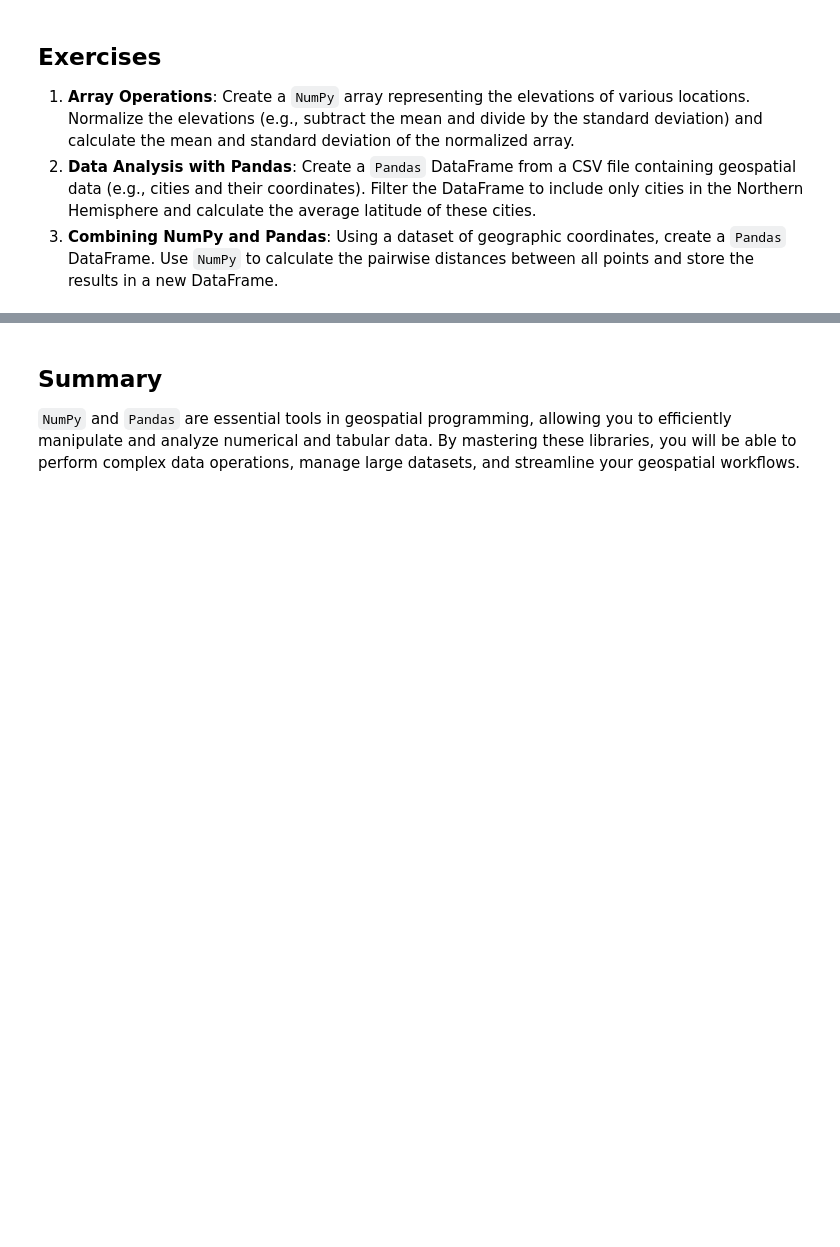
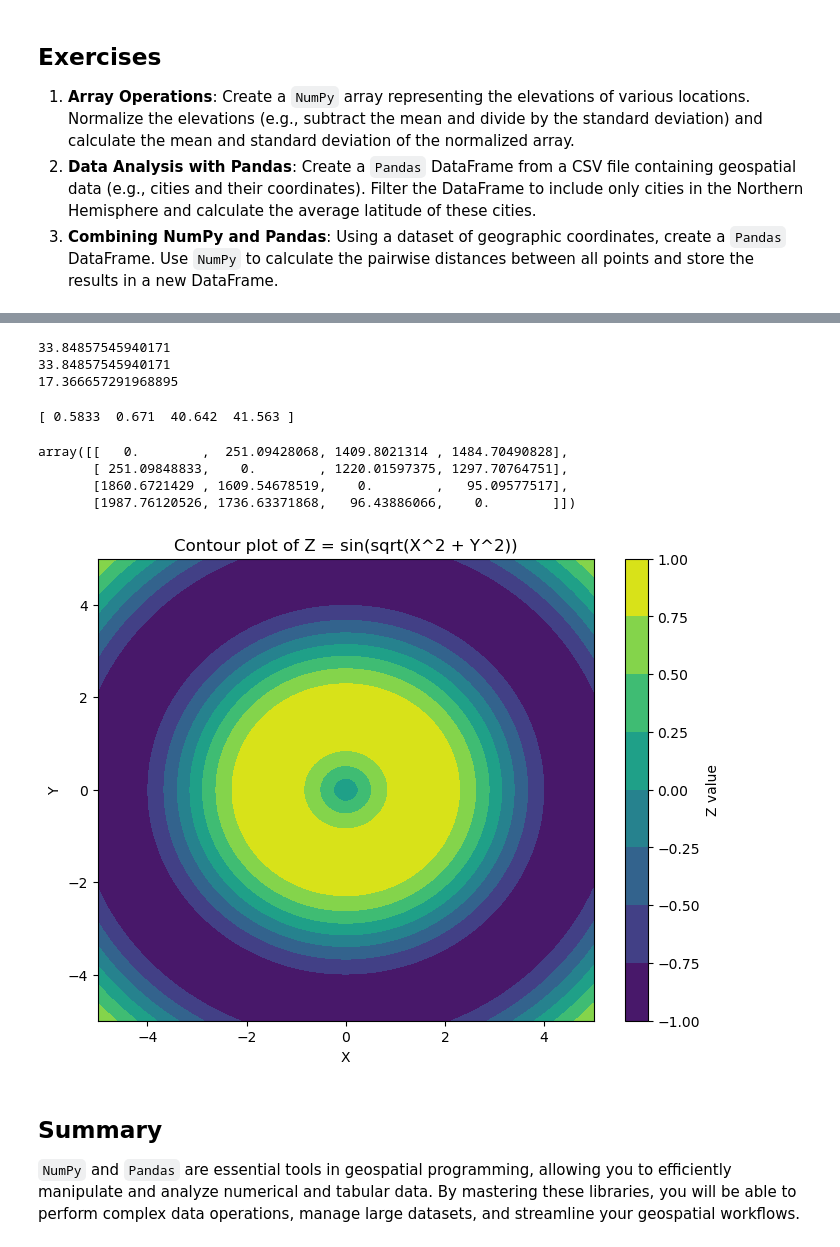
Before and after one commit to felwind14/py4geo, a Jupyter notebook: book/python/08_numpy_pandas.ipynb, the cells around one changed output, grey strips where cells are left out. Saved outputs shown, nothing was run; the diff lists cells and outputs as text; code cells hidden in the pictures; blank space fills up the shorter version.

```diff
--- a/book/python/08_numpy_pandas.ipynb
+++ b/book/python/08_numpy_pandas.ipynb
@@ -458,3 +1107,78 @@ df
+# %%
+mean_lat_north = df_filtered["latitude"].mean()
+print(mean_lat_north)
+
+mean_np= np.mean(df_filtered["latitude"])
+print(mean_np)
+
+std_np = np.std(df_filtered["latitude"])
+print(std_np)
+# %% [output]
+33.84857545940171
+33.84857545940171
+17.366657291968895
+# %%
+#Exercise 3 - Calculating distances between cities
+
+import numpy as np
+
+# Define the Haversine formula using NumPy
+def haversine_np(lat1, lon1, lat2, lon2):
+    R = 6371.0  # Earth radius in kilometers
+    dlat = np.radians(lat2 - lat1)
+    dlon = np.radians(lon2 - lon1)
+    a = (
+        np.sin(dlat / 2) ** 2
+        + np.cos(np.radians(lat1)) * np.cos(np.radians(lat2)) * np.sin(dlon / 2) ** 2
+    )
+    c = 2 * np.arctan2(np.sqrt(a), np.sqrt(1 - a))
+    distance = R * c
+    return distance
+
+
+def calculate_distances(df):
+    lat1 = df["latitude"].values
+    print(f"\n{lat1}\n")
+    lon1 = df["longitude"].values
+    lat2, lon2 = np.meshgrid(lat1, lon1)
+    #print(f"\n{lat2}\n, \n{lon2}")
+    distances = haversine_np(lat1, lon1, lat2, lon2)
+    return distances
+
+df_distances = df_filtered. head(4)
+calculate_distances(df_distances)
+# %% [output]
+[ 0.5833  0.671  40.642  41.563 ]
+array([[   0.        ,  251.09428068, 1409.8021314 , 1484.70490828],
+       [ 251.09848833,    0.        , 1220.01597375, 1297.70764751],
+       [1860.6721429 , 1609.54678519,    0.        ,   95.09577517],
+       [1987.76120526, 1736.63371868,   96.43886066,    0.        ]])
+# %%
+#GPT
+import numpy as np
+import matplotlib.pyplot as plt
+
+# Step 1: Create coordinate vectors
+x = np.linspace(-5, 5, 100)
+y = np.linspace(-5, 5, 100)
+
+# Step 2: Create meshgrid
+X, Y = np.meshgrid(x, y)
+
+
+# Step 3: Evaluate a function over the grid
+Z = np.sin(np.sqrt(X**2 + Y**2))
+
+# Step 4: Plot the result
+plt.figure(figsize=(8, 6))
+plt.contourf(X, Y, Z, cmap='viridis')
+plt.colorbar(label='Z value')
+plt.xlabel('X')
+plt.ylabel('Y')
+plt.title('Contour plot of Z = sin(sqrt(X^2 + Y^2))')
+plt.show()
+# %% [output]
+[figure, added]
 # %% [markdown]
 ## Summary
 
```
Also changed, not shown: parts of 74 cells of this notebook, 3 other files.
